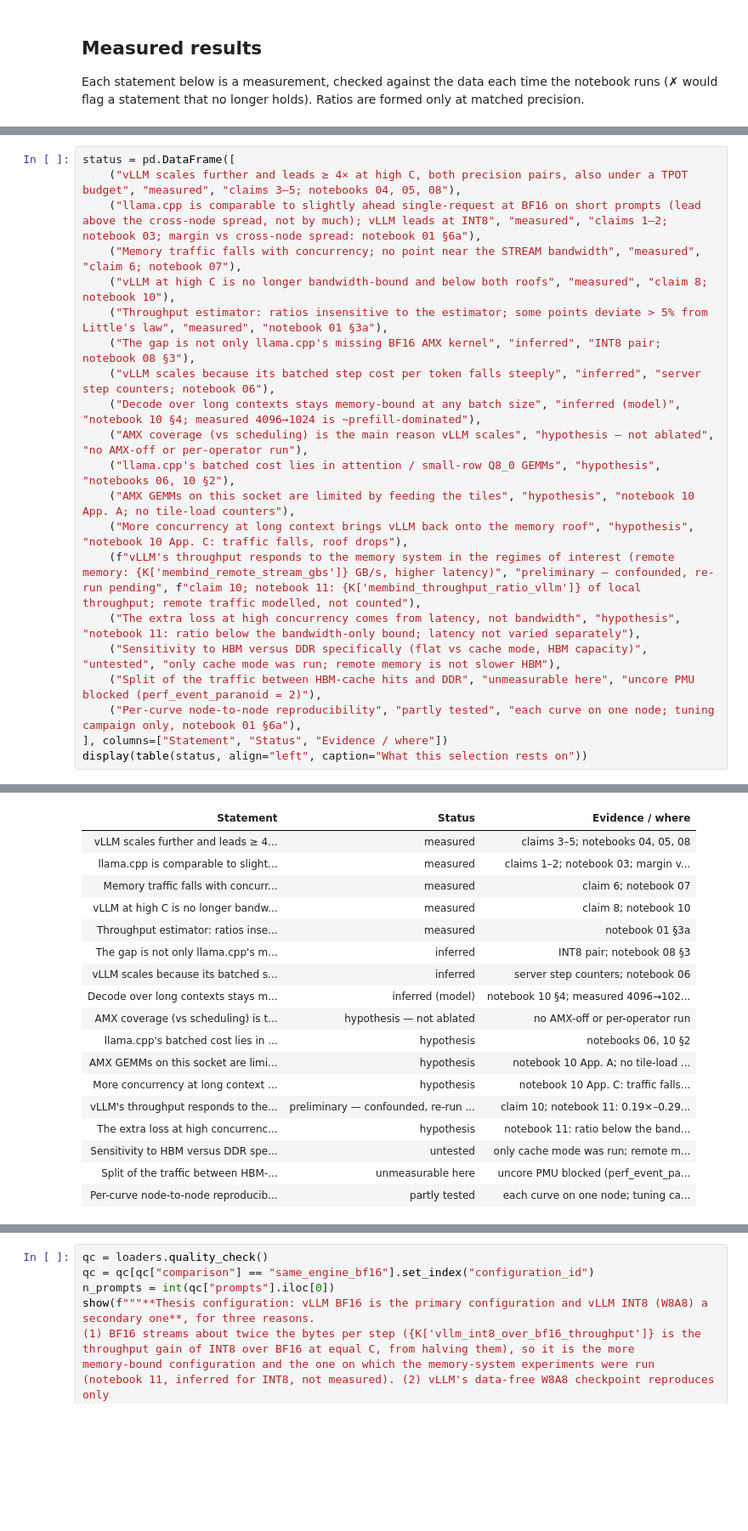
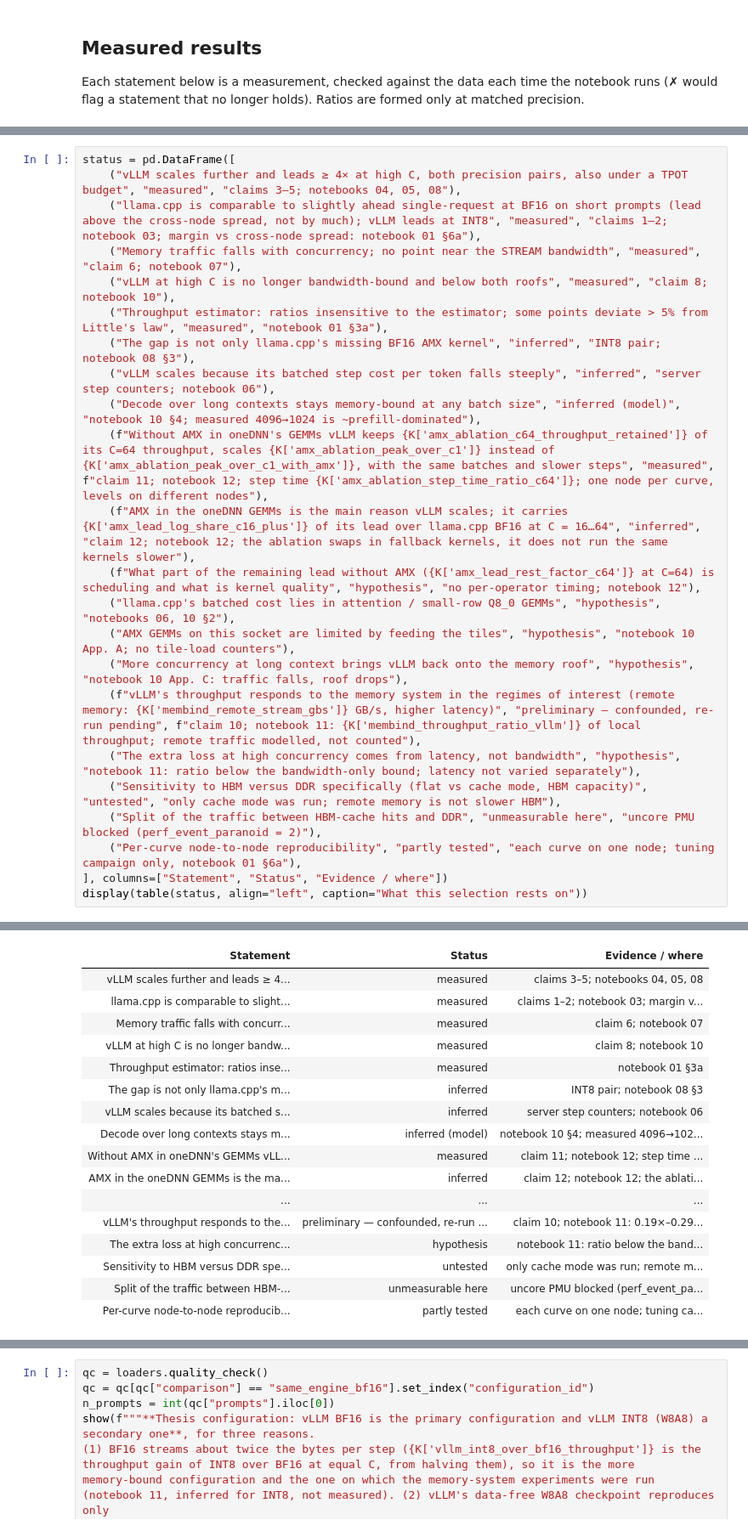
Before and after one commit to struggling-student/llm-backend-analysis, a Jupyter notebook: notebooks/backend_selection/09_backend_selection_summary.ipynb, the cells around one changed output, grey strips where cells are left out. Shown at 85% size. Cells and saved outputs as stored; diff of their text form; blank space fills up the shorter version.

```diff
--- a/notebooks/backend_selection/09_backend_selection_summary.ipynb
+++ b/notebooks/backend_selection/09_backend_selection_summary.ipynb
@@ -403,38 +430,39 @@ decoder and a well-understood baseline for the low-batch, bandwidth-bound regime
 status = pd.DataFrame([
     ("vLLM scales further and leads ≥ 4× at high C, both precision pairs, also under a TPOT budget", "measured", "claims 3–5; notebooks 04, 05, 08"),
     ("llama.cpp is comparable to slightly ahead single-request at BF16 on short prompts (lead above the cross-node spread, not by much); vLLM leads at INT8", "measured", "claims 1–2; notebook 03; margin vs cross-node spread: notebook 01 §6a"),
     ("Memory traffic falls with concurrency; no point near the STREAM bandwidth", "measured", "claim 6; notebook 07"),
     ("vLLM at high C is no longer bandwidth-bound and below both roofs", "measured", "claim 8; notebook 10"),
     ("Throughput estimator: ratios insensitive to the estimator; some points deviate > 5% from Little's law", "measured", "notebook 01 §3a"),
     ("The gap is not only llama.cpp's missing BF16 AMX kernel", "inferred", "INT8 pair; notebook 08 §3"),
     ("vLLM scales because its batched step cost per token falls steeply", "inferred", "server step counters; notebook 06"),
     ("Decode over long contexts stays memory-bound at any batch size", "inferred (model)", "notebook 10 §4; measured 4096→1024 is ~prefill-dominated"),
-    ("AMX coverage (vs scheduling) is the main reason vLLM scales", "hypothesis — not ablated", "no AMX-off or per-operator run"),
+    (f"Without AMX in oneDNN's GEMMs vLLM keeps {K['amx_ablation_c64_throughput_retained']} of its C=64 throughput, scales {K['amx_ablation_peak_over_c1']} instead of {K['amx_ablation_peak_over_c1_with_amx']}, with the same batches and slower steps", "measured", f"claim 11; notebook 12; step time {K['amx_ablation_step_time_ratio_c64']}; one node per curve, levels on different nodes"),
+    (f"AMX in the oneDNN GEMMs is the main reason vLLM scales; it carries {K['amx_lead_log_share_c16_plus']} of its lead over llama.cpp BF16 at C = 16…64", "inferred", "claim 12; notebook 12; the ablation swaps in fallback kernels, it does not run the same kernels slower"),
+    (f"What part of the remaining lead without AMX ({K['amx_lead_rest_factor_c64']} at C=64) is scheduling and what is kernel quality", "hypothesis", "no per-operator timing; notebook 12"),
     ("llama.cpp's batched cost lies in attention / small-row Q8_0 GEMMs", "hypothesis", "notebooks 06, 10 §2"),
     ("AMX GEMMs on this socket are limited by feeding the tiles", "hypothesis", "notebook 10 App. A; no tile-load counters"),
     ("More concurrency at long context brings vLLM back onto the memory roof", "hypothesis", "notebook 10 App. C: traffic falls, roof drops"),
     (f"vLLM's throughput responds to the memory system in the regimes of interest (remote memory: {K['membind_remote_stream_gbs']} GB/s, higher latency)", "preliminary — confounded, re-run pending", f"claim 10; notebook 11: {K['membind_throughput_ratio_vllm']} of local throughput; remote traffic modelled, not counted"),
     ("The extra loss at high concurrency comes from latency, not bandwidth", "hypothesis", "notebook 11: ratio below the bandwidth-only bound; latency not varied separately"),
     ("Sensitivity to HBM versus DDR specifically (flat vs cache mode, HBM capacity)", "untested", "only cache mode was run; remote memory is not slower HBM"),
     ("Split of the traffic between HBM-cache hits and DDR", "unmeasurable here", "uncore PMU blocked (perf_event_paranoid = 2)"),
     ("Per-curve node-to-node reproducibility", "partly tested", "each curve on one node; tuning campaign only, notebook 01 §6a"),
 ], columns=["Statement", "Status", "Evidence / where"])
 display(table(status, align="left", caption="What this selection rests on"))
 # %% [output]
 What this selection rests on
 | Statement | Status | Evidence / where |
 | vLLM scales further and leads ≥ 4... | measured | claims 3–5; notebooks 04, 05, 08 |
 | llama.cpp is comparable to slight... | measured | claims 1–2; notebook 03; margin v... |
 | Memory traffic falls with concurr... | measured | claim 6; notebook 07 |
 | vLLM at high C is no longer bandw... | measured | claim 8; notebook 10 |
 | Throughput estimator: ratios inse... | measured | notebook 01 §3a |
 | The gap is not only llama.cpp's m... | inferred | INT8 pair; notebook 08 §3 |
 | vLLM scales because its batched s... | inferred | server step counters; notebook 06 |
 | Decode over long contexts stays m... | inferred (model) | notebook 10 §4; measured 4096→102... |
-| AMX coverage (vs scheduling) is t... | hypothesis — not ablated | no AMX-off or per-operator run |
-| llama.cpp's batched cost lies in ... | hypothesis | notebooks 06, 10 §2 |
-| AMX GEMMs on this socket are limi... | hypothesis | notebook 10 App. A; no tile-load ... |
-| More concurrency at long context ... | hypothesis | notebook 10 App. C: traffic falls... |
+| Without AMX in oneDNN's GEMMs vLL... | measured | claim 11; notebook 12; step time ... |
+| AMX in the oneDNN GEMMs is the ma... | inferred | claim 12; notebook 12; the ablati... |
+| ... | ... | ... |
 | vLLM's throughput responds to the... | preliminary — confounded, re-run ... | claim 10; notebook 11: 0.19×–0.29... |
 | The extra loss at high concurrenc... | hypothesis | notebook 11: ratio below the band... |
 | Sensitivity to HBM versus DDR spe... | untested | only cache mode was run; remote m... |
```
Also changed, not shown: parts of 6 cells of this notebook, 3 other files.
